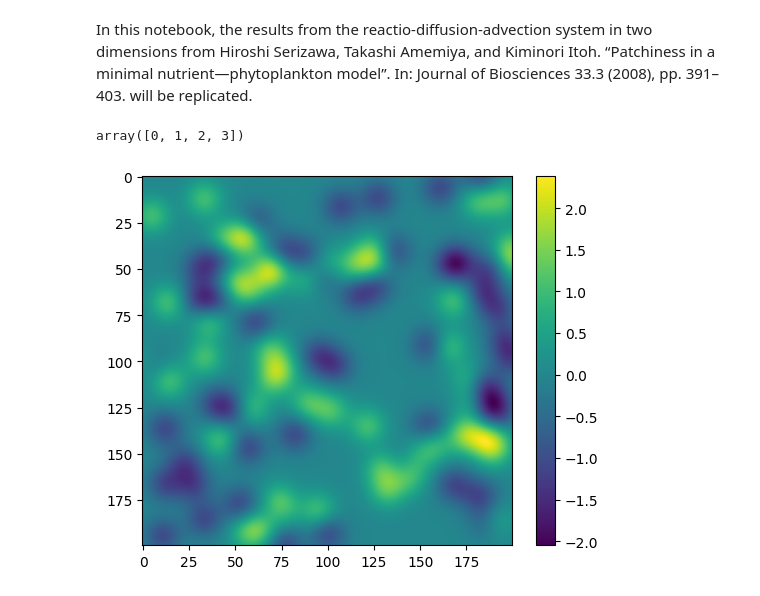
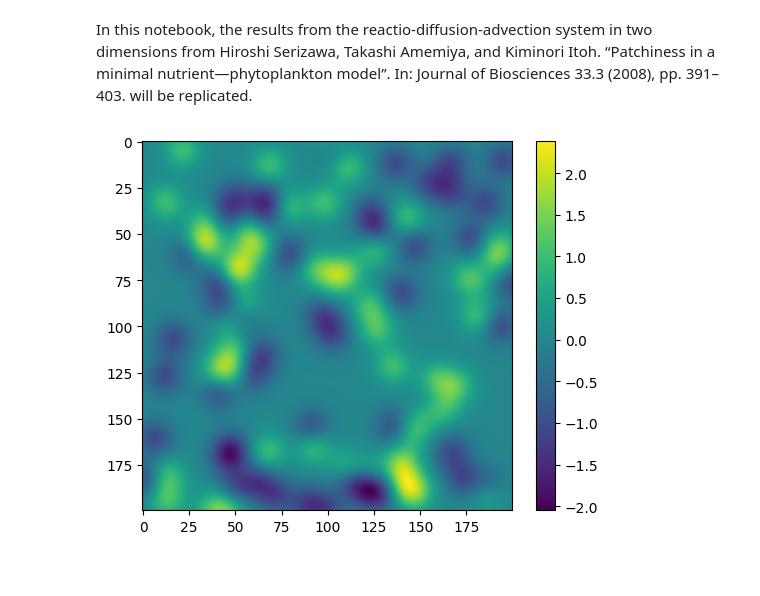
Before and after one commit to AlonsoFernandezVM/Pattern-formation-in-a-phytoplankton-population-based-on-stochastic-models-of-the-ocean-turbulence, a Jupyter notebook: notebooks/result_replication_2d.ipynb, the cells around one changed output. Cells and saved outputs as stored; diff of their text form; code cells hidden in the pictures.

Commit message:
Updated stream function, no periodic boundary condition

```diff
--- a/notebooks/result_replication_2d.ipynb
+++ b/notebooks/result_replication_2d.ipynb
@@ -112,3 +95,17 @@ def stream(X, x_centres, y_centres, r_0, s, sigma):
+# %%
+def prev_stream(X, Y, x_centres, y_centres, r_0, s, sigma):
+
+    nrows, ncols = X.shape
+    phi = np.zeros_like(X)
+    n_eddies = x_centres.size
+
+    for k in range(n_eddies):
+
+        phi += sigma[k] * np.exp(-((X - x_centres[k])**2 + (Y - y_centres[k])**2) / r_0**2)
+
+    phi *= s
+
+    return phi
 # %%
 # Set 1
 n_0 = 5
@@ -127,10 +124,6 @@ T = 1000
 dt = 0.12
 N = 180
 s =1
-# %%
-np.arange(4)
-# %% [output]
-array([0, 1, 2, 3])
 # %%
 np.random.seed(26)
 # %%
@@ -140,12 +133,16 @@ x_centres = gen.uniform(0, 2 * L, size = n_eddies)
 y_centres = gen.uniform(0, 2 * L, size = n_eddies)
 # %%
 sigma = np.repeat([1,-1],[50,50])
-X = np.ones((200,200))
+x = np.arange(2*L, dtype=float)
+y = np.arange(2*L)
+
+X, Y = np.meshgrid(x, y)
 # %%
-vel = stream(X, x_centres, y_centres, r_0, s, sigma)
+#vel = stream(X, Y, x_centres, y_centres, r_0, s, sigma)
+prev_vel = prev_stream(X, Y, x_centres, y_centres, r_0, s, sigma)
 # %%
-plt.imshow(vel)
+plt.imshow(prev_vel)
 plt.colorbar()
 plt.show()
 # %% [output]
-[figure, old version]
+[figure, new version]
```
Also changed, not shown: parts of 1 cell of this notebook.
